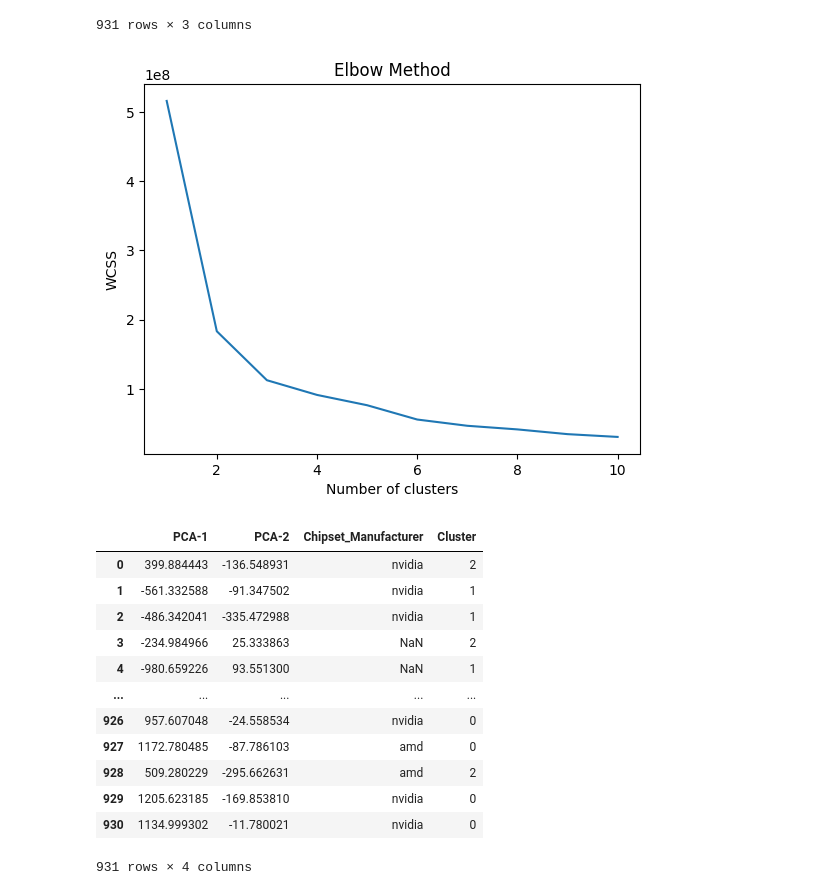
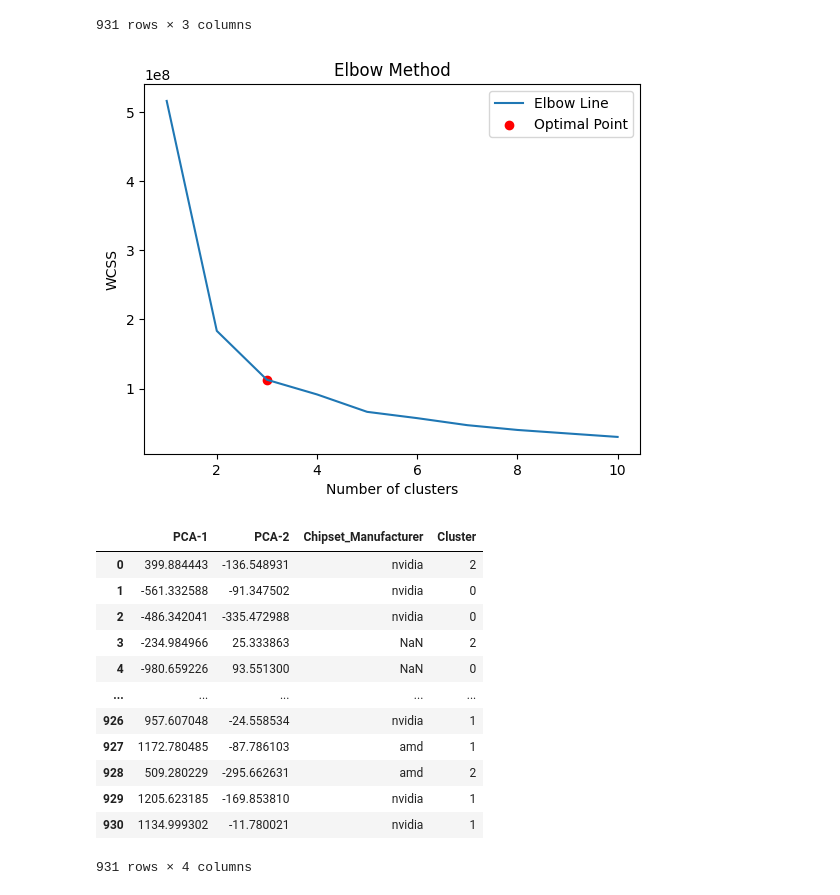
Before and after one commit to knoppds/CSCI_5502_Group_Project_01, a Jupyter notebook: gp_01_gpu_clustering.ipynb, the cells around one changed output. Saved outputs shown, nothing was run; the diff lists cells and outputs as text; code cells hidden in the pictures.

```diff
--- a/gp_01_gpu_clustering.ipynb
+++ b/gp_01_gpu_clustering.ipynb
@@ -287,7 +287,7 @@ Chipset_Manufacturer    0
 dtype: int64
 # %%
 # now let's do some statistical analysis to see if there are any outliers (using subplots)
-fig, axs = plt.subplots(2, 3, figsize=(15, 5))
+fig, axs = plt.subplots(2, 3, figsize=(15, 7))
 for i, col in enumerate(df.drop(columns=['Chipset_Manufacturer']).columns):
     sns.boxplot(data=df, x=col, ax=axs[i//3, i%3])
 # %% [output]
@@ -304,7 +304,7 @@ for col in df.drop(columns=['Chipset_Manufacturer']).columns:
 print(f'{len(df)} rows remaining after removing outliers')
 
 # let's plot the boxplots again to see if the outliers have been removed
-fig, axs = plt.subplots(2, 3, figsize=(15, 5))
+fig, axs = plt.subplots(2, 3, figsize=(15, 7))
 for i, col in enumerate(df.drop(columns=['Chipset_Manufacturer']).columns):
     sns.boxplot(data=df, x=col, ax=axs[i//3, i%3])
 # %% [output]
@@ -409,22 +409,27 @@ final_df
 # %%
 # extract the features to use for clustering
 features = final_df.loc[:, ['PCA-1', 'PCA-2']]
 
 # for determining the best number of clusters for out data, we can use the elbow method
 wcss = [] #  within-cluster sum of squares
 for i in range(1,11):
     model = KMeans(n_clusters = i)
     y_kmeans = model.fit_predict(features)
     wcss.append(model.inertia_)  # adding accuracy to our model
 
 # plot the elbow method
-plt.plot(range(1,11), wcss)
+plt.plot(range(1,11), wcss, label='Elbow Line')
 plt.title('Elbow Method')
 plt.xlabel('Number of clusters')
 plt.ylabel('WCSS')
+
+
+# plot a red dot at the elbow point
+plt.scatter(3, wcss[2], color='red', label='Optimal Point')
+plt.legend()
 plt.show()
 # %% [output]
-[figure, old version]
+[figure, new version]
 # %%
 # Based on the elbow method, 3 clusters seems like it will be the best
 kmeans = KMeans(n_clusters=3)
@@ -434,16 +439,16 @@ final_df
 # %% [output]
 |  | PCA-1 | PCA-2 | Chipset_Manufacturer | Cluster |
 | 0 | 399.884443 | -136.548931 | nvidia | 2 |
-| 1 | -561.332588 | -91.347502 | nvidia | 1 |
-| 2 | -486.342041 | -335.472988 | nvidia | 1 |
+| 1 | -561.332588 | -91.347502 | nvidia | 0 |
+| 2 | -486.342041 | -335.472988 | nvidia | 0 |
 | 3 | -234.984966 | 25.333863 | NaN | 2 |
-| 4 | -980.659226 | 93.551300 | NaN | 1 |
+| 4 | -980.659226 | 93.551300 | NaN | 0 |
 | ... | ... | ... | ... | ... |
-| 926 | 957.607048 | -24.558534 | nvidia | 0 |
-| 927 | 1172.780485 | -87.786103 | amd | 0 |
+| 926 | 957.607048 | -24.558534 | nvidia | 1 |
+| 927 | 1172.780485 | -87.786103 | amd | 1 |
 | 928 | 509.280229 | -295.662631 | amd | 2 |
-| 929 | 1205.623185 | -169.853810 | nvidia | 0 |
-| 930 | 1134.999302 | -11.780021 | nvidia | 0 |
+| 929 | 1205.623185 | -169.853810 | nvidia | 1 |
+| 930 | 1134.999302 | -11.780021 | nvidia | 1 |
 931 rows × 4 columns
 # %%
 # let's visualize the clusters
```
Also changed, not shown: parts of 4 cells of this notebook, 12 other files.
